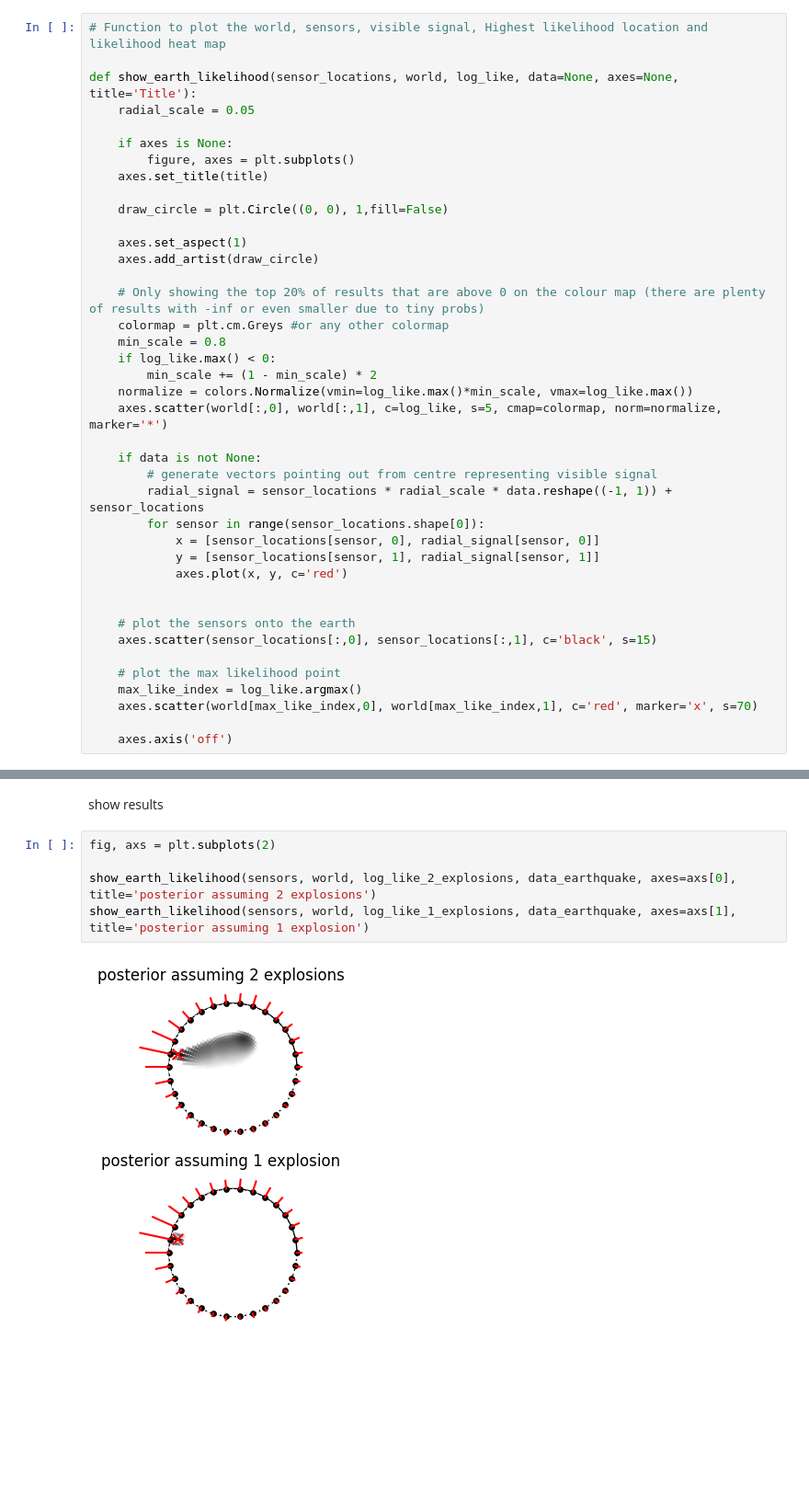
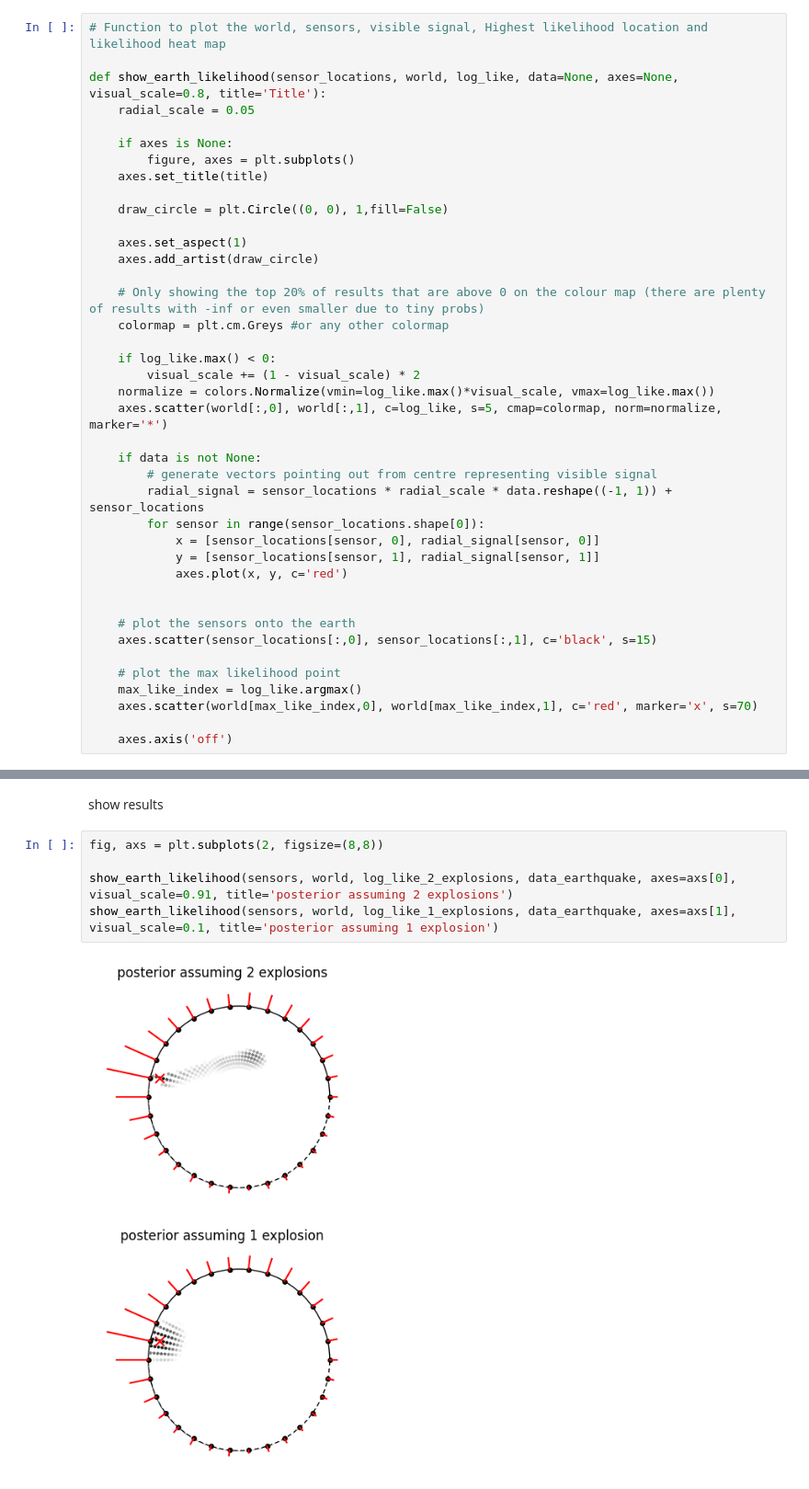
Before and after one commit to fclarke1/graphical-models-comp0080, a Jupyter notebook: 1.1_earthquake.ipynb, the cells around one changed output, grey strips where cells are left out. Shown at 92% size. Cells and saved outputs as stored; diff of their text form; blank space fills up the shorter version.

Commit message:
customise visual_scale on each plot

```diff
--- a/1.1_earthquake.ipynb
+++ b/1.1_earthquake.ipynb
@@ -97,7 +97,7 @@ def calculate_likelihood(world, sensors, sensor_data, sensor_sd, is_two_explosio
 # %%
 # Function to plot the world, sensors, visible signal, Highest likelihood location and likelihood heat map
 
-def show_earth_likelihood(sensor_locations, world, log_like, data=None, axes=None, title='Title'):
+def show_earth_likelihood(sensor_locations, world, log_like, data=None, axes=None, visual_scale=0.8, title='Title'):
     radial_scale = 0.05
 
     if axes is None:
@@ -111,10 +111,10 @@ def show_earth_likelihood(sensor_locations, world, log_like, data=None, axes=Non
 
     # Only showing the top 20% of results that are above 0 on the colour map (there are plenty of results with -inf or even smaller due to tiny probs)
     colormap = plt.cm.Greys #or any other colormap
-    min_scale = 0.8
+
     if log_like.max() < 0:
-        min_scale += (1 - min_scale) * 2
-    normalize = colors.Normalize(vmin=log_like.max()*min_scale, vmax=log_like.max())
+        visual_scale += (1 - visual_scale) * 2
+    normalize = colors.Normalize(vmin=log_like.max()*visual_scale, vmax=log_like.max())
     axes.scatter(world[:,0], world[:,1], c=log_like, s=5, cmap=colormap, norm=normalize, marker='*')
 
     if data is not None:
@@ -143,9 +143,9 @@ log_like_1_explosions = calculate_likelihood(world, sensors, data_earthquake, se
 # %% [markdown]
 show results
 # %%
-fig, axs = plt.subplots(2)
+fig, axs = plt.subplots(2, figsize=(8,8))
 
-show_earth_likelihood(sensors, world, log_like_2_explosions, data_earthquake, axes=axs[0], title='posterior assuming 2 explosions')
-show_earth_likelihood(sensors, world, log_like_1_explosions, data_earthquake, axes=axs[1], title='posterior assuming 1 explosion')
+show_earth_likelihood(sensors, world, log_like_2_explosions, data_earthquake, axes=axs[0], visual_scale=0.91, title='posterior assuming 2 explosions')
+show_earth_likelihood(sensors, world, log_like_1_explosions, data_earthquake, axes=axs[1], visual_scale=0.1, title='posterior assuming 1 explosion')
 # %% [output]
-[figure, old version]
+[figure, new version]
```
